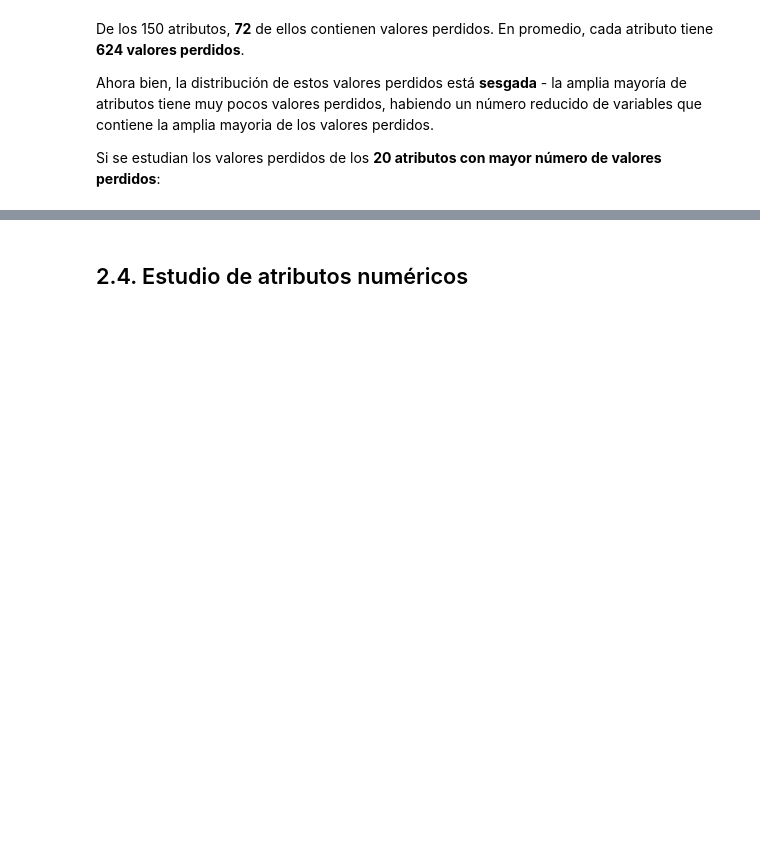
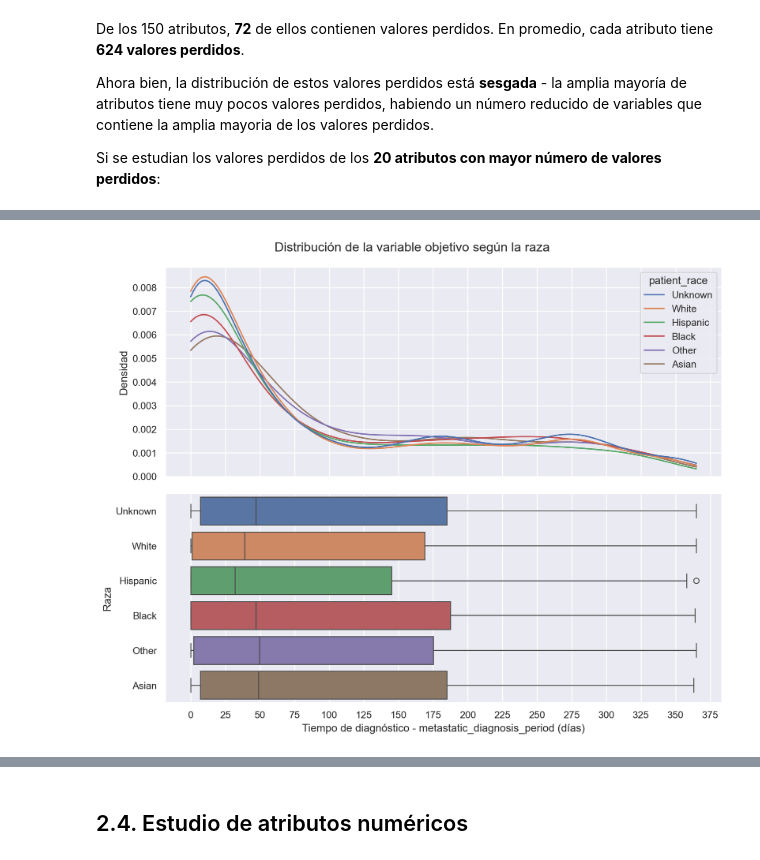
Before and after one commit to MoonDollLuna/cidaen_m5_thesis, a Jupyter notebook: TFM - Luna Jimenez Fernandez - Jupyter.ipynb, the cells around one changed output, grey strips where cells are left out. Drawn from its saved outputs; the diff is of its cells as text; code cells hidden in the pictures; blank space fills up the shorter version.

```diff
--- a/TFM - Luna Jimenez Fernandez - Jupyter.ipynb
+++ b/TFM - Luna Jimenez Fernandez - Jupyter.ipynb
@@ -486,0 +636,38 @@ Index(['patient_race', 'payer_type', 'patient_state', 'Region', 'Division',
+# %%
+# Create the figures - sharing an X axis
+fig, axs = plt.subplots(2, 1,
+                        figsize=(10, 8),
+                        sharex=True);
+
+
+# FIGURE 1 - KDE plot (density distribution)
+sns.kdeplot(
+    data=df_patient_race,
+    x="metastatic_diagnosis_period",
+    hue="patient_race",
+    common_norm=False,
+    clip=(0, df_patient_race["metastatic_diagnosis_period"].max()),
+    ax=axs[0]
+);
+axs[0].set(ylabel="Densidad")
+
+# FIGURE 2 - Box plot (distribution of values)
+sns.boxplot(
+    data=df_patient_race,
+    y="patient_race",
+    hue="patient_race",
+    x="metastatic_diagnosis_period",
+    ax=axs[1]
+);
+axs[1].set(ylabel="Raza",
+           xlabel="Tiempo de diagnóstico - metastatic_diagnosis_period (días)")
+axs[1].set_xticks(range(0, 400, 25));
+
+# Add a title to the figure
+plt.suptitle("Distribución de la variable objetivo según la raza")
+
+# Show the figure
+plt.tight_layout();
+plt.show();
+# %% [output]
+[figure, added]
```
Also changed, not shown: parts of 76 cells of this notebook.
